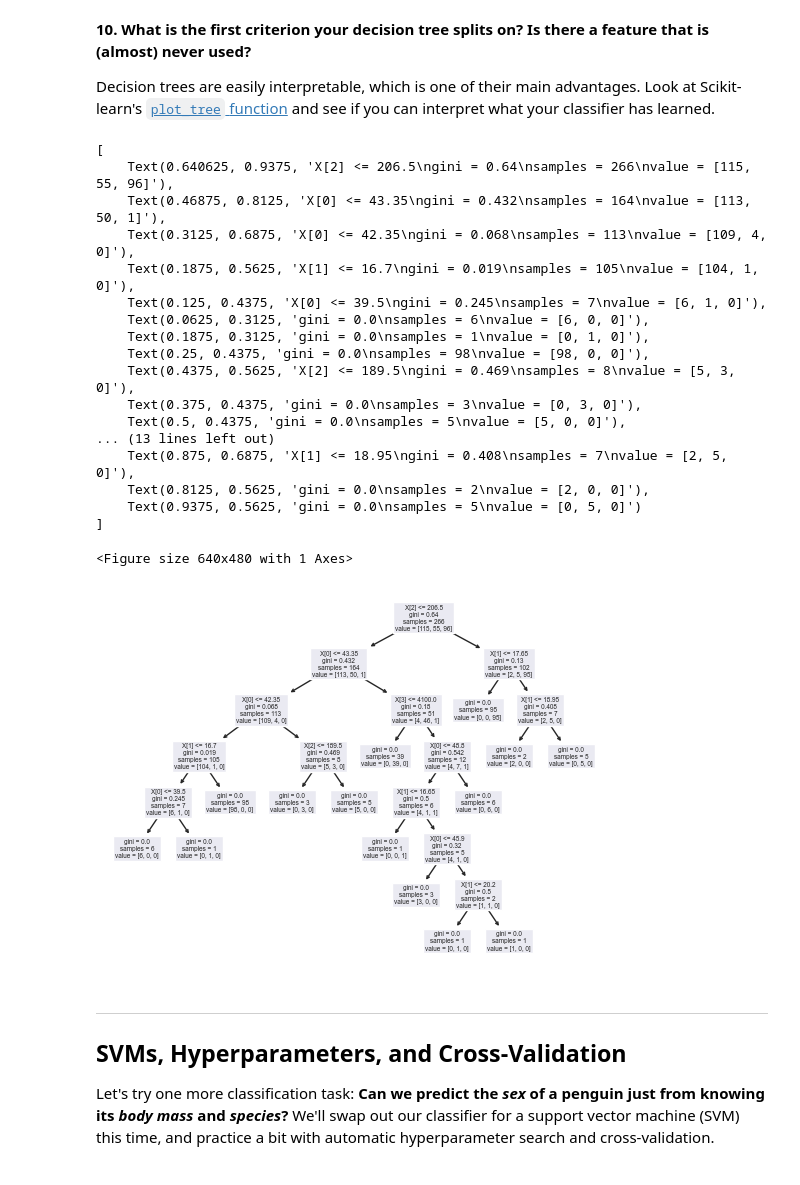
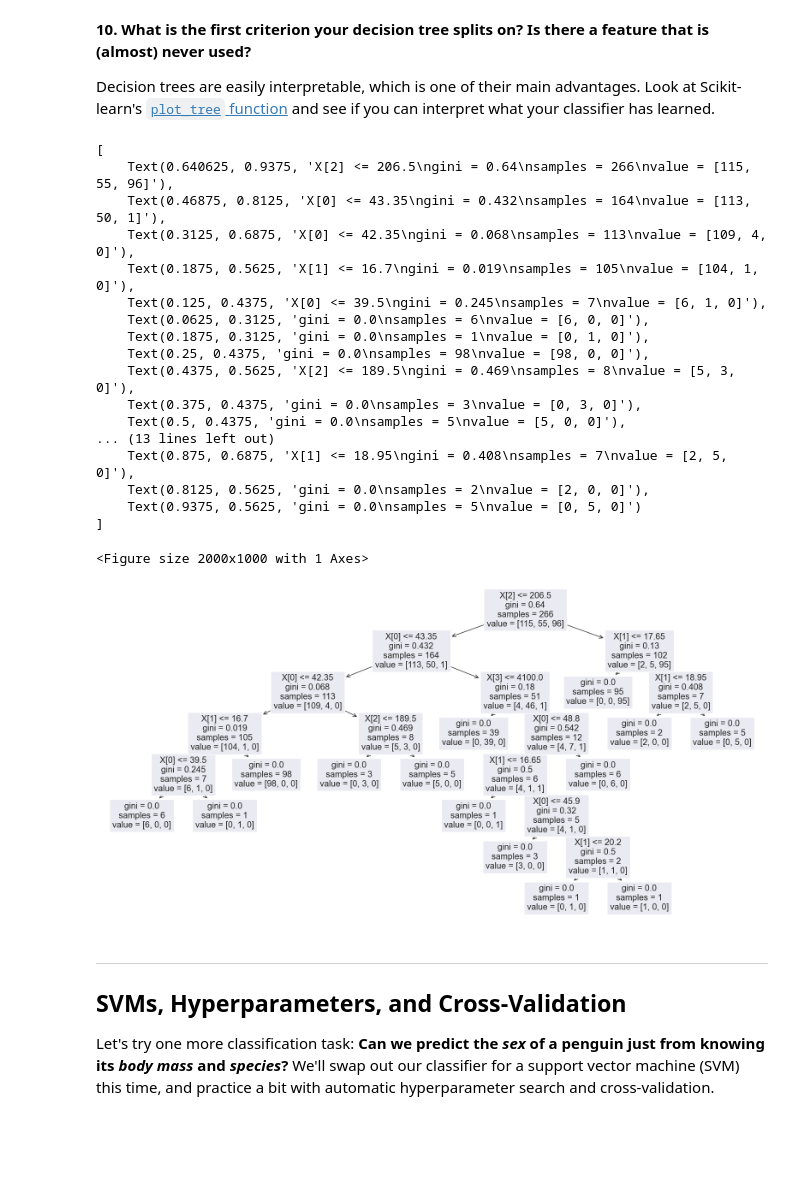
Before and after one commit to MarrisSparrisNilsson/DSP_exercises, a Jupyter notebook: Python_dsp/Exercise 4 - Machine Learning with scikit learn/04_Machine_Learning.ipynb, the cells around one changed output. Cells and saved outputs as stored; diff of their text form; code cells hidden in the pictures; blank space fills up the shorter version.

```diff
--- a/Python_dsp/Exercise 4 - Machine Learning with scikit learn/04_Machine_Learning.ipynb
+++ b/Python_dsp/Exercise 4 - Machine Learning with scikit learn/04_Machine_Learning.ipynb
@@ -383,29 +382,30 @@ def visualize_classifier(model, X, y, ax=None, cmap='rainbow'):
 # %%
 # YOUR CODE HERE
 from sklearn import tree
 
+plt.figure(figsize=(20, 10))
 tree.plot_tree(tree_clf)
 # visualize_classifier(tree_clf, X_test, y_test)
 # %% [output]
 [
     Text(0.640625, 0.9375, 'X[2] <= 206.5\ngini = 0.64\nsamples = 266\nvalue = [115, 55, 96]'),
     Text(0.46875, 0.8125, 'X[0] <= 43.35\ngini = 0.432\nsamples = 164\nvalue = [113, 50, 1]'),
     Text(0.3125, 0.6875, 'X[0] <= 42.35\ngini = 0.068\nsamples = 113\nvalue = [109, 4, 0]'),
     Text(0.1875, 0.5625, 'X[1] <= 16.7\ngini = 0.019\nsamples = 105\nvalue = [104, 1, 0]'),
     Text(0.125, 0.4375, 'X[0] <= 39.5\ngini = 0.245\nsamples = 7\nvalue = [6, 1, 0]'),
     Text(0.0625, 0.3125, 'gini = 0.0\nsamples = 6\nvalue = [6, 0, 0]'),
     Text(0.1875, 0.3125, 'gini = 0.0\nsamples = 1\nvalue = [0, 1, 0]'),
     Text(0.25, 0.4375, 'gini = 0.0\nsamples = 98\nvalue = [98, 0, 0]'),
     Text(0.4375, 0.5625, 'X[2] <= 189.5\ngini = 0.469\nsamples = 8\nvalue = [5, 3, 0]'),
     Text(0.375, 0.4375, 'gini = 0.0\nsamples = 3\nvalue = [0, 3, 0]'),
     Text(0.5, 0.4375, 'gini = 0.0\nsamples = 5\nvalue = [5, 0, 0]'),
 ... (13 lines left out)
     Text(0.875, 0.6875, 'X[1] <= 18.95\ngini = 0.408\nsamples = 7\nvalue = [2, 5, 0]'),
     Text(0.8125, 0.5625, 'gini = 0.0\nsamples = 2\nvalue = [2, 0, 0]'),
     Text(0.9375, 0.5625, 'gini = 0.0\nsamples = 5\nvalue = [0, 5, 0]')
 ]
-<Figure size 640x480 with 1 Axes>
+<Figure size 2000x1000 with 1 Axes>
-[figure, old version]
+[figure, new version]
 # %% [markdown]
 - - -
 ## SVMs, Hyperparameters, and Cross-Validation
```
Also changed, not shown: parts of 4 cells of this notebook, 3 other files.
